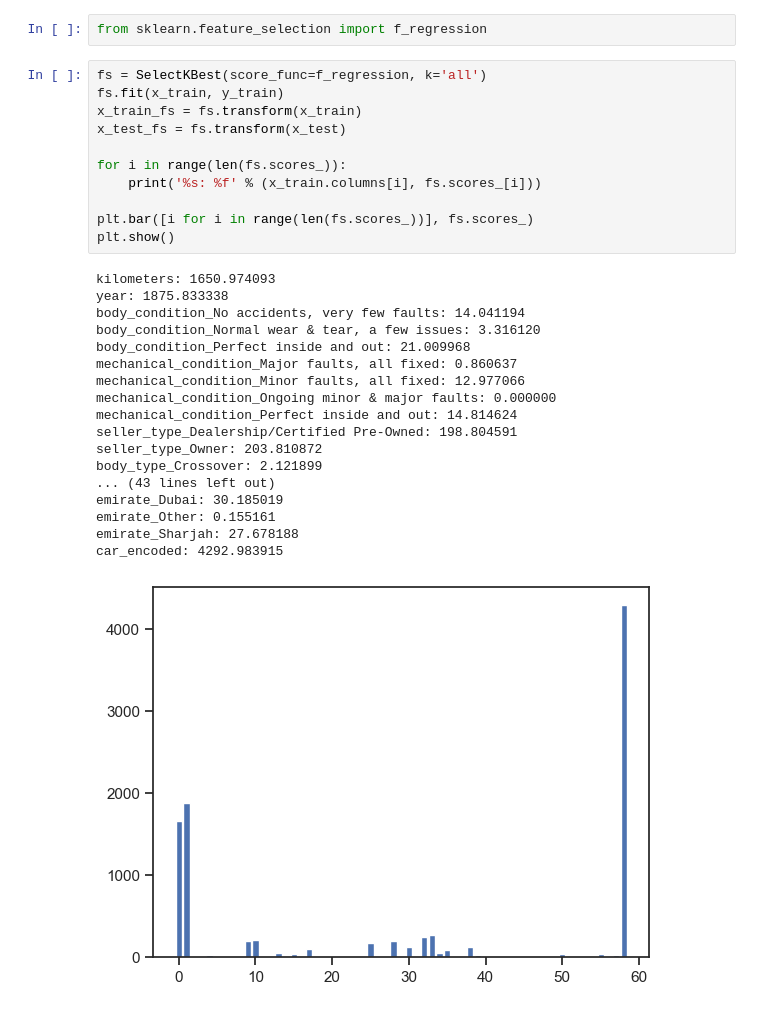
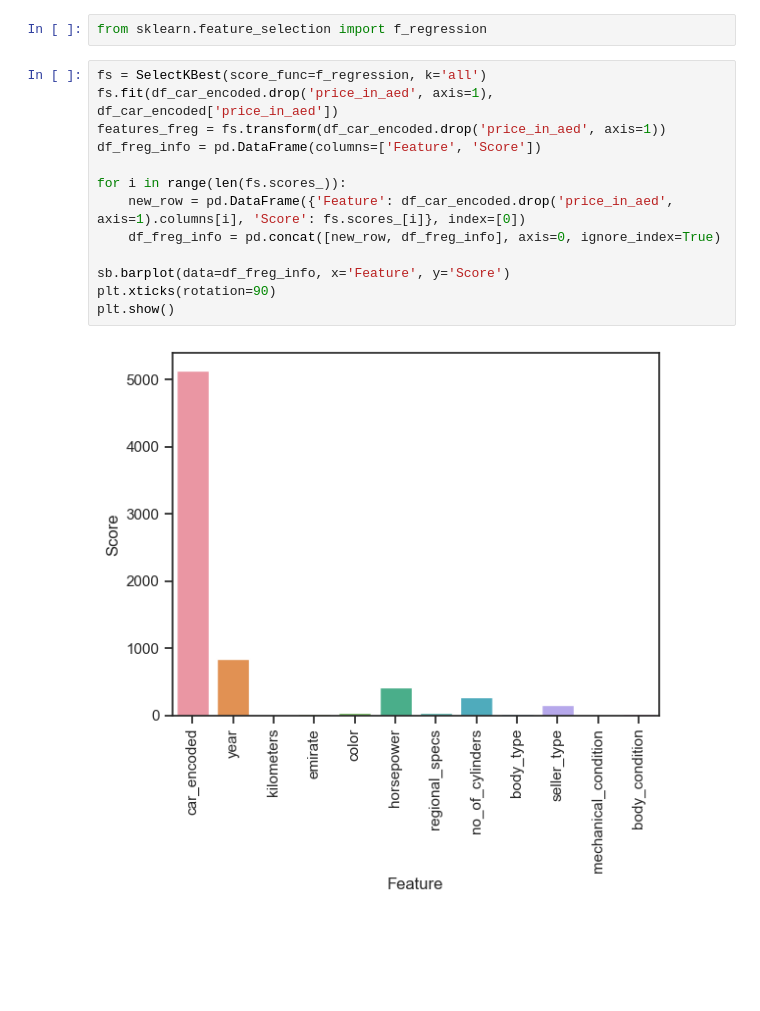
Before and after one commit to muscak/Dubizzle-Used-Car-Sale-Price-Prediction, a Jupyter notebook: Dubizzle-Used-Car-Sale-Price-Prediction.ipynb, the cells around one changed output. Drawn from its saved outputs; the diff is of its cells as text; blank space fills up the shorter version.

```diff
--- a/Dubizzle-Used-Car-Sale-Price-Prediction.ipynb
+++ b/Dubizzle-Used-Car-Sale-Price-Prediction.ipynb
@@ -968,32 +968,17 @@ df_mutual_info.sort_values(by=['Score'], ascending=False).head(10)
 from sklearn.feature_selection import f_regression
 # %%
 fs = SelectKBest(score_func=f_regression, k='all')
-fs.fit(x_train, y_train)
-x_train_fs = fs.transform(x_train)
-x_test_fs = fs.transform(x_test)
+fs.fit(df_car_encoded.drop('price_in_aed', axis=1), df_car_encoded['price_in_aed'])
+features_freg = fs.transform(df_car_encoded.drop('price_in_aed', axis=1))
+df_freg_info = pd.DataFrame(columns=['Feature', 'Score'])
 
 for i in range(len(fs.scores_)):
-    print('%s: %f' % (x_train.columns[i], fs.scores_[i]))
+    new_row = pd.DataFrame({'Feature': df_car_encoded.drop('price_in_aed', axis=1).columns[i], 'Score': fs.scores_[i]}, index=[0])
+    df_freg_info = pd.concat([new_row, df_freg_info], axis=0, ignore_index=True)
 
-plt.bar([i for i in range(len(fs.scores_))], fs.scores_)
+sb.barplot(data=df_freg_info, x='Feature', y='Score')
+plt.xticks(rotation=90)
 plt.show()
 # %% [output]
-kilometers: 1650.974093
-year: 1875.833338
-body_condition_No accidents, very few faults: 14.041194
-body_condition_Normal wear & tear, a few issues: 3.316120
-body_condition_Perfect inside and out: 21.009968
-mechanical_condition_Major faults, all fixed: 0.860637
-mechanical_condition_Minor faults, all fixed: 12.977066
-mechanical_condition_Ongoing minor & major faults: 0.000000
-mechanical_condition_Perfect inside and out: 14.814624
-seller_type_Dealership/Certified Pre-Owned: 198.804591
-seller_type_Owner: 203.810872
-body_type_Crossover: 2.121899
-... (43 lines left out)
-emirate_Dubai: 30.185019
-emirate_Other: 0.155161
-emirate_Sharjah: 27.678188
-car_encoded: 4292.983915
-[figure, old version]
+[figure, new version]
 # %%
```
Also changed, not shown: parts of 6 cells of this notebook.
